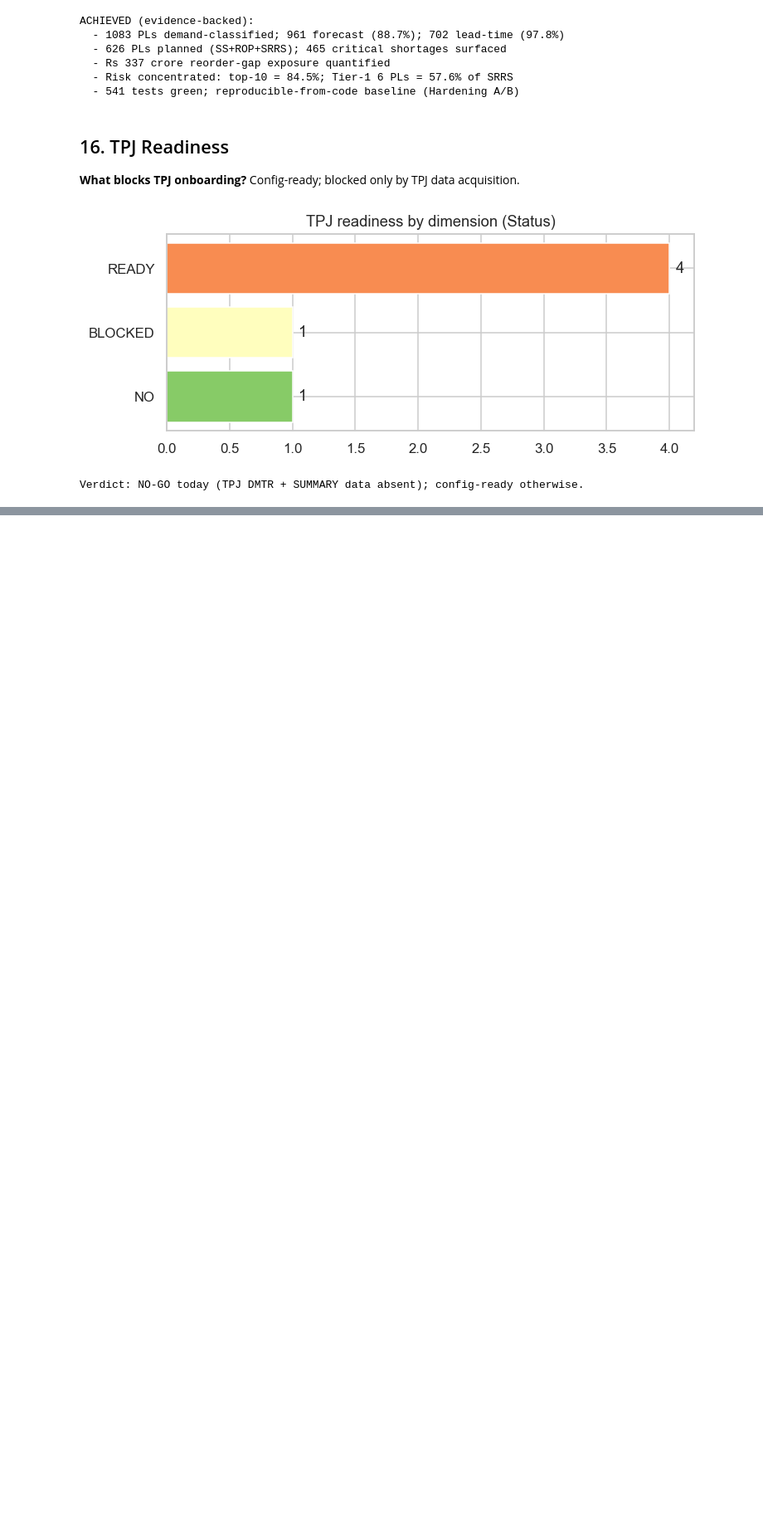
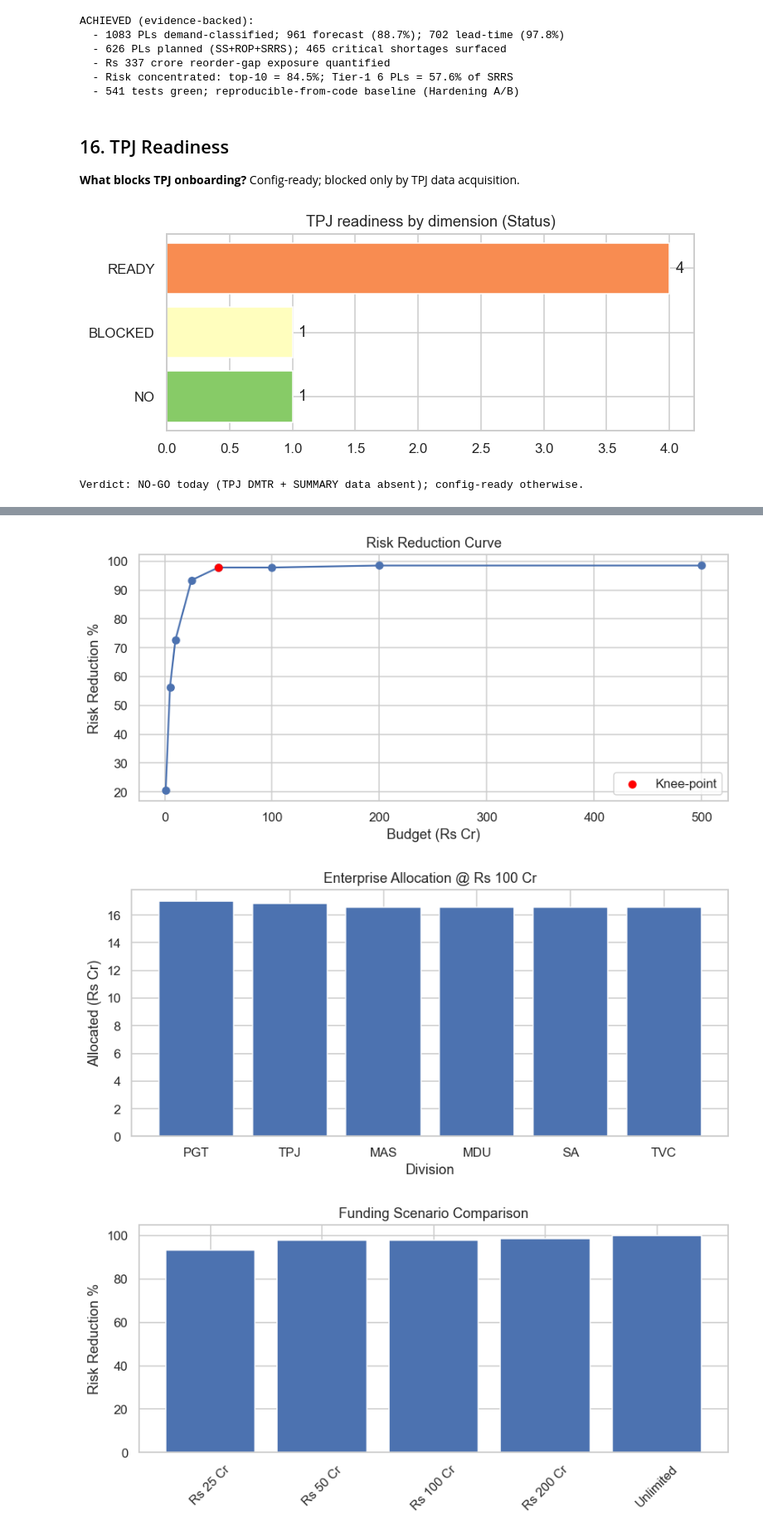
Before and after one commit to uppukarthik-code/SparePartsInventory, a Jupyter notebook: notebooks/notebook_railway_executive.ipynb, the cells around one changed output, grey strips where cells are left out. Shown at 83% size. Cells and saved outputs as stored; diff of their text form; code cells hidden in the pictures; blank space fills up the shorter version.

```diff
--- a/notebooks/notebook_railway_executive.ipynb
+++ b/notebooks/notebook_railway_executive.ipynb
@@ -177,0 +182,36 @@ Verdict: NO-GO today (TPJ DMTR + SUMMARY data absent); config-ready otherwise.
+# %%
+import pandas as pd, matplotlib.pyplot as plt
+from railway import railway_config as cfg
+O = cfg.OUTPUT_DIR
+fr  = pd.read_csv(O/"risk_reduction_frontier.csv")
+eff = pd.read_csv(O/"budget_efficiency_analysis.csv")
+alc = pd.read_csv(O/"enterprise_budget_allocation.csv")
+sc  = pd.read_csv(O/"executive_budget_scenarios.csv")
+fin = fr[fr["Budget_Label"] != "Unlimited"]
+
+# 1. Risk Reduction Curve
+fig, ax = plt.subplots(figsize=(8,4))
+ax.plot(fin["Budget_Rupees"]/1e7, fin["Risk_Reduction_Pct"], marker="o")
+knee = eff[eff["Is_Knee_Point"]]
+if not knee.empty:
+    kb = float(knee["Budget_Rupees"].iloc[0]); kr = float(fin.loc[fin["Budget_Label"]==knee["Budget_Label"].iloc[0], "Risk_Reduction_Pct"].iloc[0])
+    ax.scatter([kb/1e7],[kr], color="red", zorder=5, label="Knee-point"); ax.legend()
+ax.set_xlabel("Budget (Rs Cr)"); ax.set_ylabel("Risk Reduction %"); ax.set_title("Risk Reduction Curve")
+plt.tight_layout(); plt.show()
+
+# 3. Enterprise Allocation Waterfall (at Rs 100 Cr)
+h = alc[alc["Budget_Label"]=="Rs 100 Cr"].sort_values("Allocated_Budget", ascending=False)
+fig, ax = plt.subplots(figsize=(8,4))
+ax.bar(h["Division"], h["Allocated_Budget"]/1e7)
+ax.set_xlabel("Division"); ax.set_ylabel("Allocated (Rs Cr)")
+ax.set_title("Enterprise Allocation @ Rs 100 Cr"); plt.tight_layout(); plt.show()
+
+# 6. Funding Scenario Comparison
+fig, ax = plt.subplots(figsize=(8,4))
+ax.bar(sc["Scenario"], sc["Risk_Reduction_Pct"])
+ax.set_title("Funding Scenario Comparison"); ax.set_ylabel("Risk Reduction %"); ax.tick_params(axis="x", rotation=45)
+plt.tight_layout(); plt.show()
+# %% [output]
+[figure, added]
+[figure, added]
+[figure, added]
```
Also changed, not shown: parts of 2 cells of this notebook, 1 other file.
